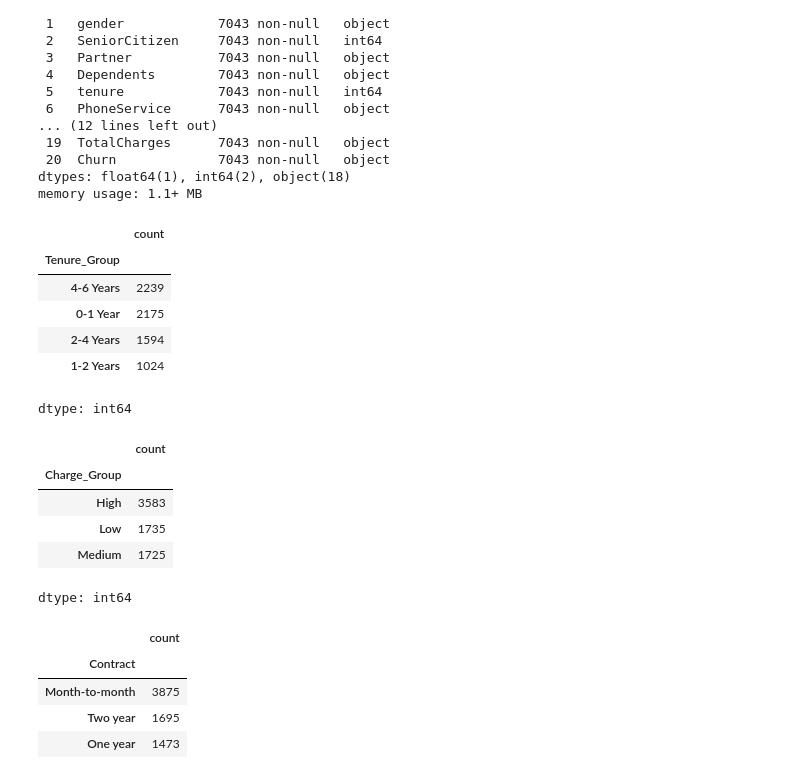
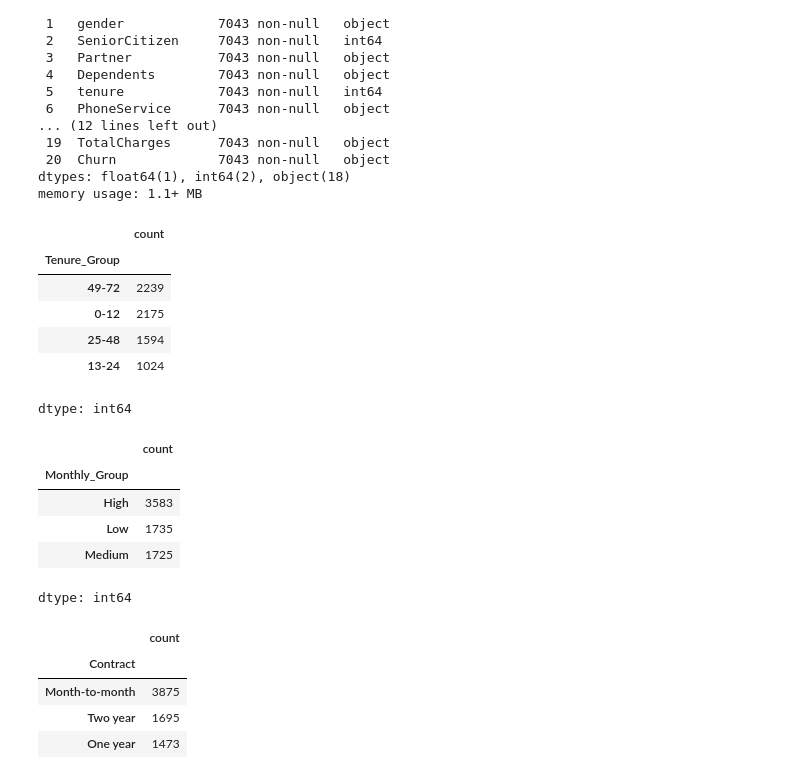
Before and after one commit to rajeev198886/SKS-Data-Science-Internship-2026, a Jupyter notebook: Customer_Segmentation.ipynb, the cells around one changed output. Saved outputs shown, nothing was run; the diff lists cells and outputs as text; code cells hidden in the pictures.

```diff
--- a/Customer_Segmentation.ipynb
+++ b/Customer_Segmentation.ipynb
@@ -45,33 +45,37 @@ Data columns (total 21 columns):
  20  Churn             7043 non-null   object
 dtypes: float64(1), int64(2), object(18)
 memory usage: 1.1+ MB
+# %%
+data["TotalCharges"] = pd.to_numeric(data["TotalCharges"], errors="coerce")
+# %%
+data["TotalCharges"] = data["TotalCharges"].fillna(data["TotalCharges"].mean())
 # %%
 data["Tenure_Group"] = pd.cut(
     data["tenure"],
     bins=[0,12,24,48,72],
-    labels=["0-1 Year","1-2 Years","2-4 Years","4-6 Years"]
+    labels=["0-12","13-24","25-48","49-72"]
 )
 
 data["Tenure_Group"].value_counts()
 # %% [output]
 |  | count |
 | Tenure_Group |  |
-| 4-6 Years | 2239 |
-| 0-1 Year | 2175 |
-| 2-4 Years | 1594 |
-| 1-2 Years | 1024 |
+| 49-72 | 2239 |
+| 0-12 | 2175 |
+| 25-48 | 1594 |
+| 13-24 | 1024 |
 dtype: int64
 # %%
-data["Charge_Group"] = pd.cut(
+data["Monthly_Group"] = pd.cut(
     data["MonthlyCharges"],
     bins=[0,35,70,120],
     labels=["Low","Medium","High"]
 )
 
-data["Charge_Group"].value_counts()
+data["Monthly_Group"].value_counts()
 # %% [output]
 |  | count |
-| Charge_Group |  |
+| Monthly_Group |  |
 | High | 3583 |
 | Low | 1735 |
 | Medium | 1725 |
```
Also changed, not shown: parts of 9 cells of this notebook.
